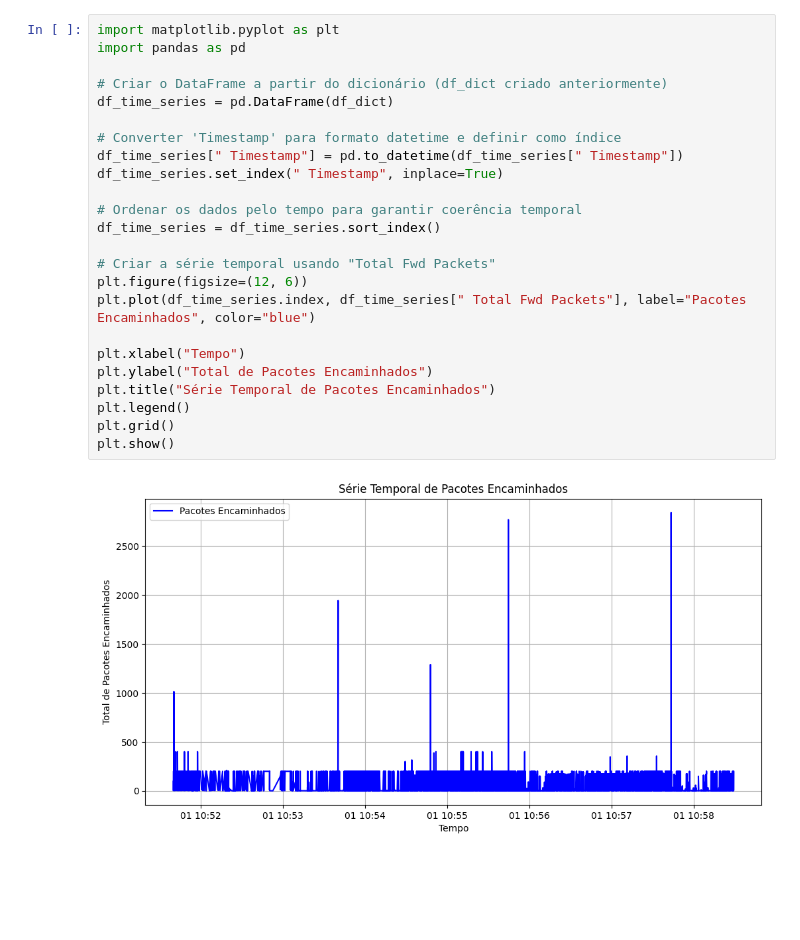
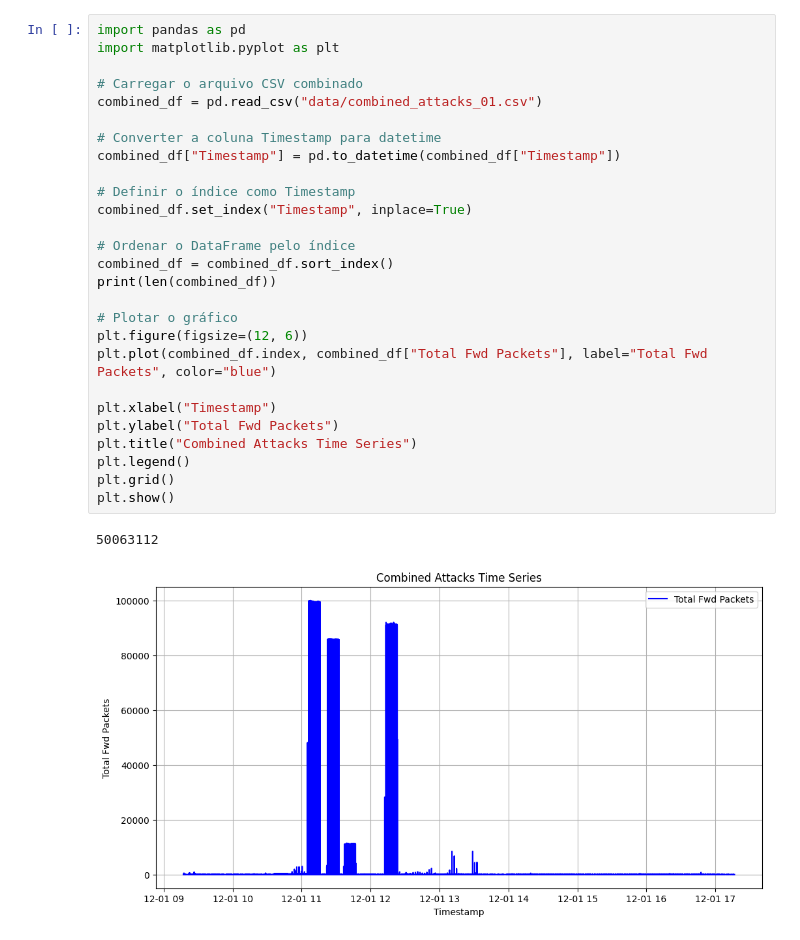
Before and after one commit to iRocktys/anomalyDetection, a Jupyter notebook: model.ipynb, the cells around one changed output. Drawn from its saved outputs; the diff is of its cells as text; blank space fills up the shorter version.

```diff
--- a/model.ipynb
+++ b/model.ipynb
@@ -43,26 +202,30 @@ Index(['Flow ID', ' Source IP', ' Source Port', ' Destination IP',
 # %%
+import pandas as pd
 import matplotlib.pyplot as plt
-import pandas as pd
 
-# Criar o DataFrame a partir do dicionário (df_dict criado anteriormente)
-df_time_series = pd.DataFrame(df_dict)
+# Carregar o arquivo CSV combinado
+combined_df = pd.read_csv("data/combined_attacks_01.csv")
 
-# Converter 'Timestamp' para formato datetime e definir como índice
-df_time_series[" Timestamp"] = pd.to_datetime(df_time_series[" Timestamp"])
-df_time_series.set_index(" Timestamp", inplace=True)
+# Converter a coluna Timestamp para datetime
+combined_df["Timestamp"] = pd.to_datetime(combined_df["Timestamp"])
 
-# Ordenar os dados pelo tempo para garantir coerência temporal
-df_time_series = df_time_series.sort_index()
+# Definir o índice como Timestamp
+combined_df.set_index("Timestamp", inplace=True)
 
-# Criar a série temporal usando "Total Fwd Packets"
+# Ordenar o DataFrame pelo índice
+combined_df = combined_df.sort_index()
+print(len(combined_df))
+
+# Plotar o gráfico
 plt.figure(figsize=(12, 6))
-plt.plot(df_time_series.index, df_time_series[" Total Fwd Packets"], label="Pacotes Encaminhados", color="blue")
+plt.plot(combined_df.index, combined_df["Total Fwd Packets"], label="Total Fwd Packets", color="blue")
 
-plt.xlabel("Tempo")
-plt.ylabel("Total de Pacotes Encaminhados")
-plt.title("Série Temporal de Pacotes Encaminhados")
+plt.xlabel("Timestamp")
+plt.ylabel("Total Fwd Packets")
+plt.title("Combined Attacks Time Series")
 plt.legend()
 plt.grid()
 plt.show()
 # %% [output]
+50063112
-[figure, old version]
+[figure, new version]
```
Also changed, not shown: parts of 6 cells of this notebook.
